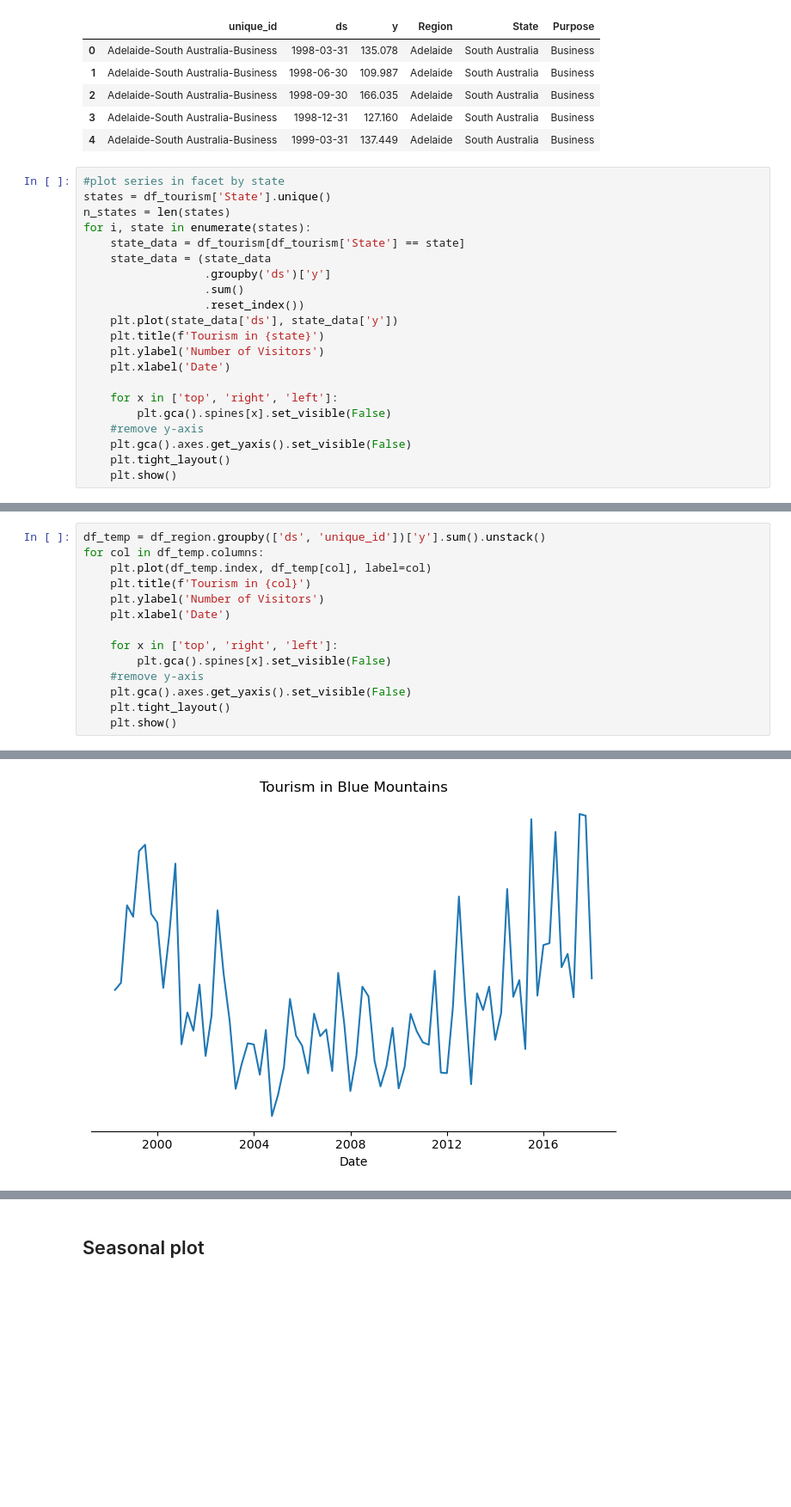
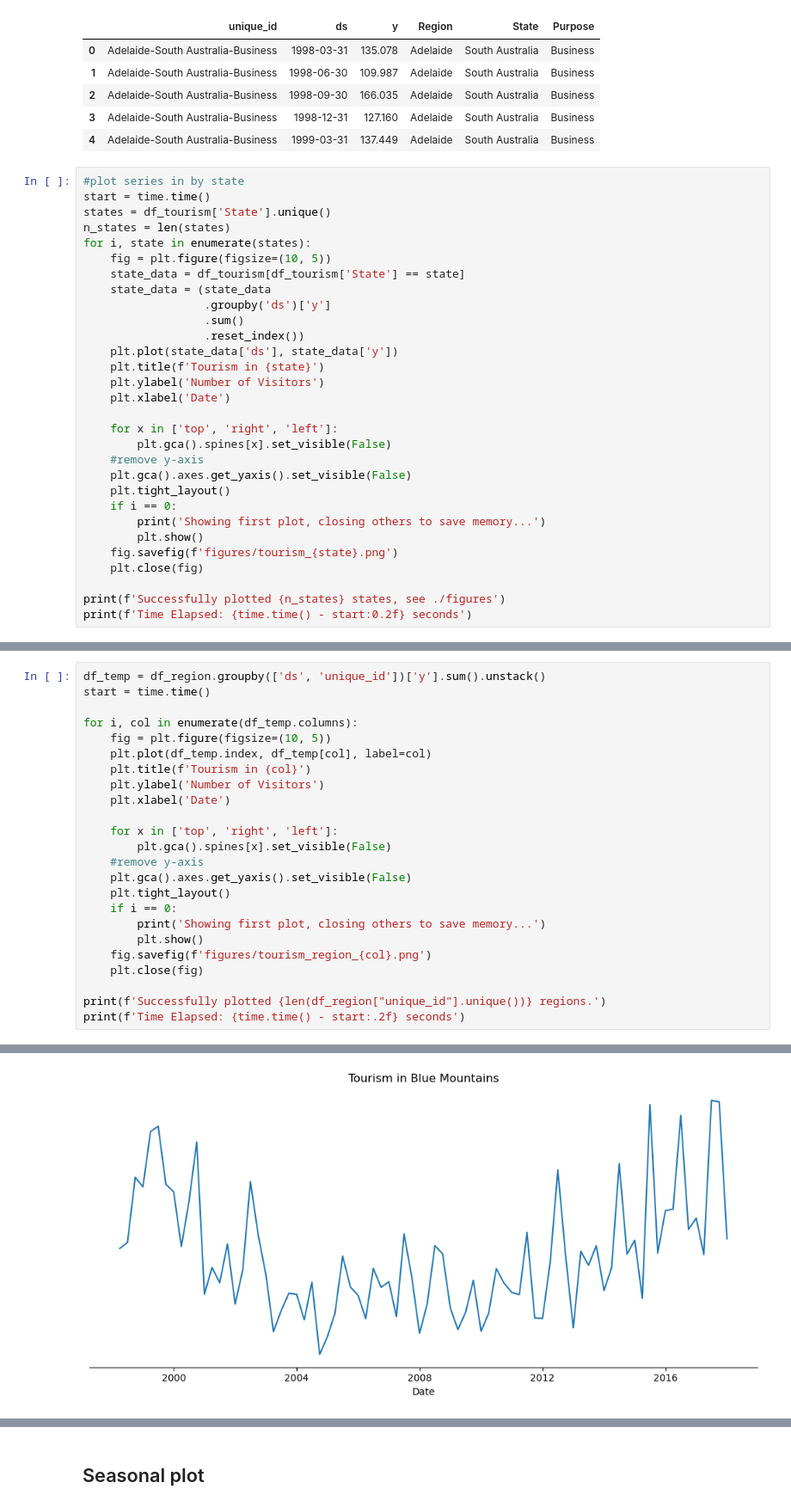
Before and after one commit to MichaelCastanares/Github, a Jupyter notebook: TS_Metrics/TS_Metrics_code.ipynb, the cells around one changed output, grey strips where cells are left out. Shown at 86% size. Drawn from its saved outputs; the diff is of its cells as text; blank space fills up the shorter version.

```diff
--- a/TS_Metrics/TS_Metrics_code.ipynb
+++ b/TS_Metrics/TS_Metrics_code.ipynb
@@ -58,10 +60,12 @@ df_tourism.head()
 | 3 | Adelaide-South Australia-Business | 1998-12-31 | 127.160 | Adelaide | South Australia | Business |
 | 4 | Adelaide-South Australia-Business | 1999-03-31 | 137.449 | Adelaide | South Australia | Business |
 # %%
-#plot series in facet by state
+#plot series in by state
+start = time.time()
 states = df_tourism['State'].unique()
 n_states = len(states)
 for i, state in enumerate(states):
+    fig = plt.figure(figsize=(10, 5))
     state_data = df_tourism[df_tourism['State'] == state]
     state_data = (state_data
                   .groupby('ds')['y']
@@ -77,5 +81,12 @@ for i, state in enumerate(states):
     #remove y-axis
     plt.gca().axes.get_yaxis().set_visible(False)
     plt.tight_layout()
-    plt.show()
+    if i == 0:
+        print('Showing first plot, closing others to save memory...')
+        plt.show()
+    fig.savefig(f'figures/tourism_{state}.png')
+    plt.close(fig)
+
+print(f'Successfully plotted {n_states} states, see ./figures')
+print(f'Time Elapsed: {time.time() - start:0.2f} seconds')
 # %% [output]
@@ -111,6 +123,9 @@ Time Elapsed: 10.89 seconds
 # %%
 df_temp = df_region.groupby(['ds', 'unique_id'])['y'].sum().unstack()
-for col in df_temp.columns:
+start = time.time()
+
+for i, col in enumerate(df_temp.columns):
+    fig = plt.figure(figsize=(10, 5))
     plt.plot(df_temp.index, df_temp[col], label=col)
     plt.title(f'Tourism in {col}')
     plt.ylabel('Number of Visitors')
@@ -121,5 +136,12 @@ for col in df_temp.columns:
     #remove y-axis
     plt.gca().axes.get_yaxis().set_visible(False)
     plt.tight_layout()
-    plt.show()
+    if i == 0:
+        print('Showing first plot, closing others to save memory...')
+        plt.show()
+    fig.savefig(f'figures/tourism_region_{col}.png')
+    plt.close(fig)
+
+print(f'Successfully plotted {len(df_region["unique_id"].unique())} regions.')
+print(f'Time Elapsed: {time.time() - start:.2f} seconds')
 # %% [output]
@@ -126 +149 @@ for col in df_temp.columns:
-[figure, old version]
+[figure, new version]
```
Also changed, not shown: parts of 15 cells of this notebook, 28 other files.
